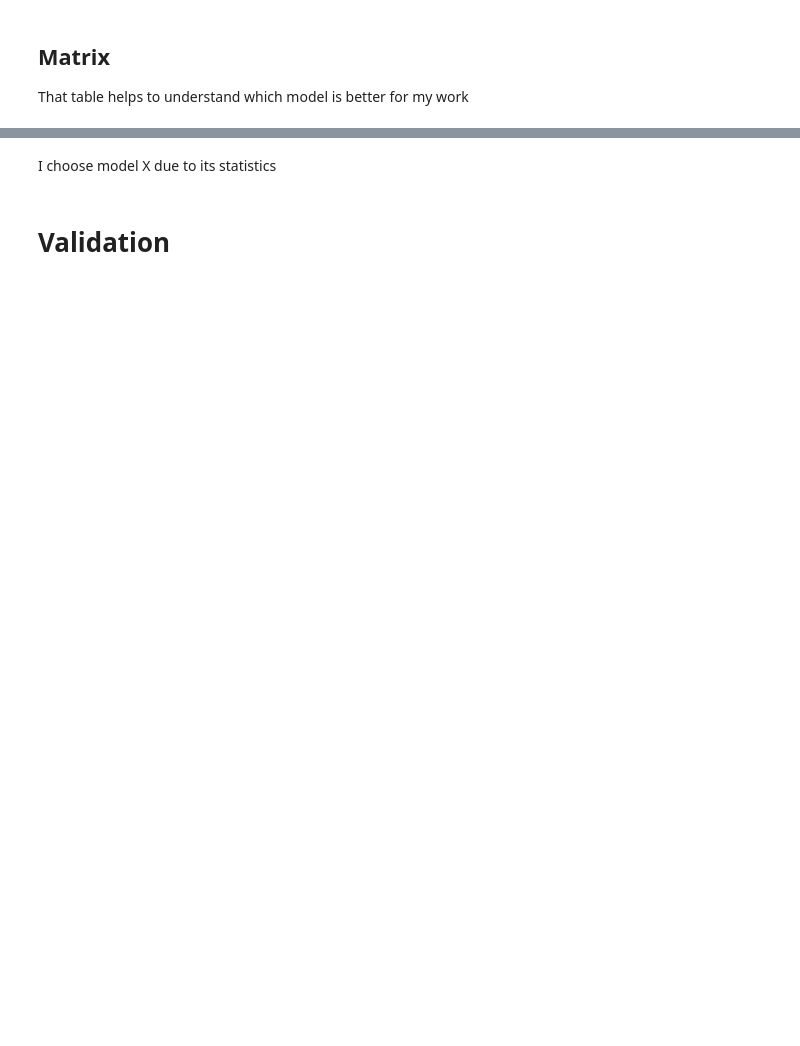
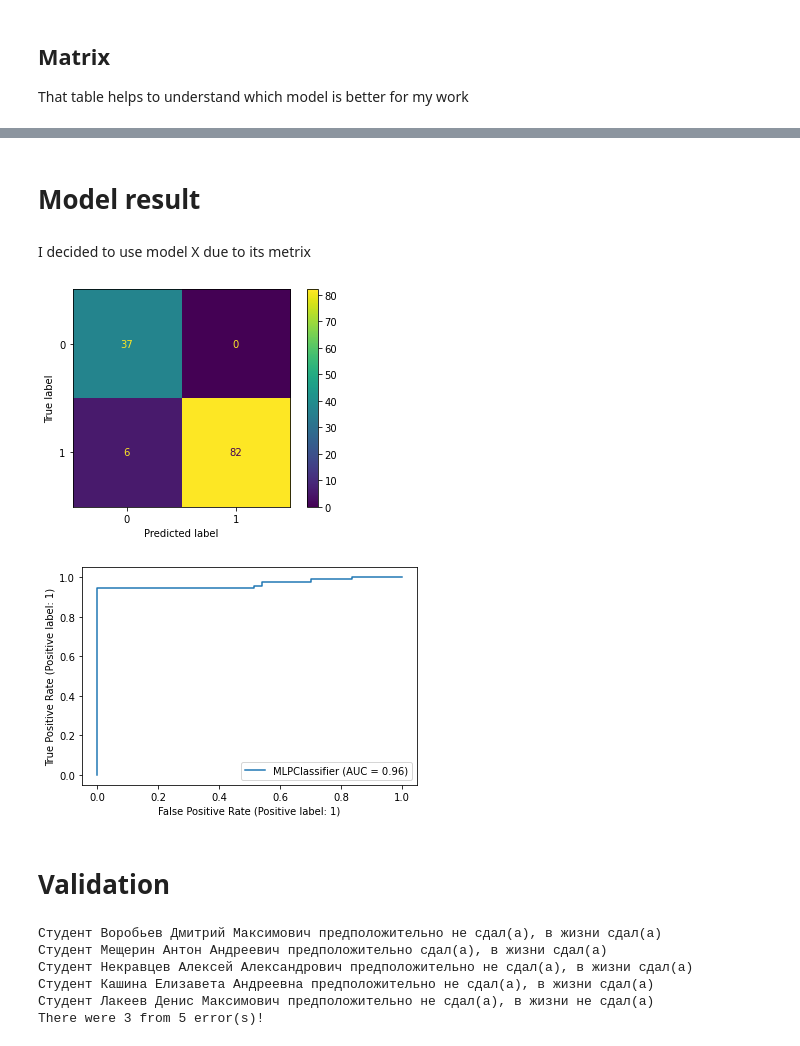
Before and after one commit to alexgiving/coursework_3, a Jupyter notebook: 3course.ipynb, the cells around one changed output, grey strips where cells are left out. Drawn from its saved outputs; the diff is of its cells as text; code cells hidden in the pictures; blank space fills up the shorter version.

```diff
--- a/3course.ipynb
+++ b/3course.ipynb
@@ -184,9 +183,9 @@ def compilance_print(model, y_test, y_pred, model_flag):
     for indx, el in enumerate(temp_array):
         output_array[model_indx][indx] = el
 # %%
-def graph_show(model, X_test, y_test):
-    metrics.plot_confusion_matrix(model, X_test, y_test)
-    metrics.plot_roc_curve(model, X_test, y_test)
+def graph_show(model, X, y):
+    metrics.plot_confusion_matrix(model, X, y)
+    metrics.plot_roc_curve(model, X, y)
     plt.show()
 # %% [markdown]
 ## Classifier
@@ -428,5 +411,7 @@ pd.DataFrame(index=metrics_list, columns=model_array, data=np.array(pd.DataFrame
 | RMSE | None | None | None | None | None | None | None | ... |
 | MAE | None | None | None | None | None | None | None | ... |
 | R2 | None | None | None | None | None | None | None | ... |
+# %% [markdown]
+# Model result
 # %% [markdown]
-I choose model X due to its statistics
+I decided to use model X due to its metrix
@@ -435,2 +418,10 @@ my_model = GaNB
+# %%
+my_model = MLPCl
+
+# ROC/AUC graphs
+graph_show(my_model, X_test, y_test)
+# %% [output]
+[figure, added]
+[figure, added]
 # %% [markdown]
 # Validation
@@ -436,0 +432,16 @@ my_model = GaNB
+# %%
+error_counter = 0
+total = 0
+for i in range(len(y_pred_val)):
+    if y_pred_val[i] != y_val.iloc[i] == 1:
+        error_counter += 1
+    total += 1
+    print(f'Студент {name_hash[X_val.iloc[i, 0]][1]} предположительно {"сдал(а)" if y_pred_val[i] == 1 else "не сдал(а)"}, в жизни {"сдал(а)" if y_val.iloc[i] == 1 else "не сдал(а)"}')
+print(f'There were {error_counter} from {total} error(s)!')
+# %% [output]
+Студент Воробьев Дмитрий Максимович предположительно не сдал(а), в жизни сдал(а)
+Студент Мещерин Антон Андреевич предположительно сдал(а), в жизни сдал(а)
+Студент Некравцев Алексей Александрович предположительно не сдал(а), в жизни сдал(а)
+Студент Кашина Елизавета Андреевна предположительно не сдал(а), в жизни сдал(а)
+Студент Лакеев Денис Максимович предположительно не сдал(а), в жизни не сдал(а)
+There were 3 from 5 error(s)!
```
Also changed, not shown: parts of 29 cells of this notebook.
